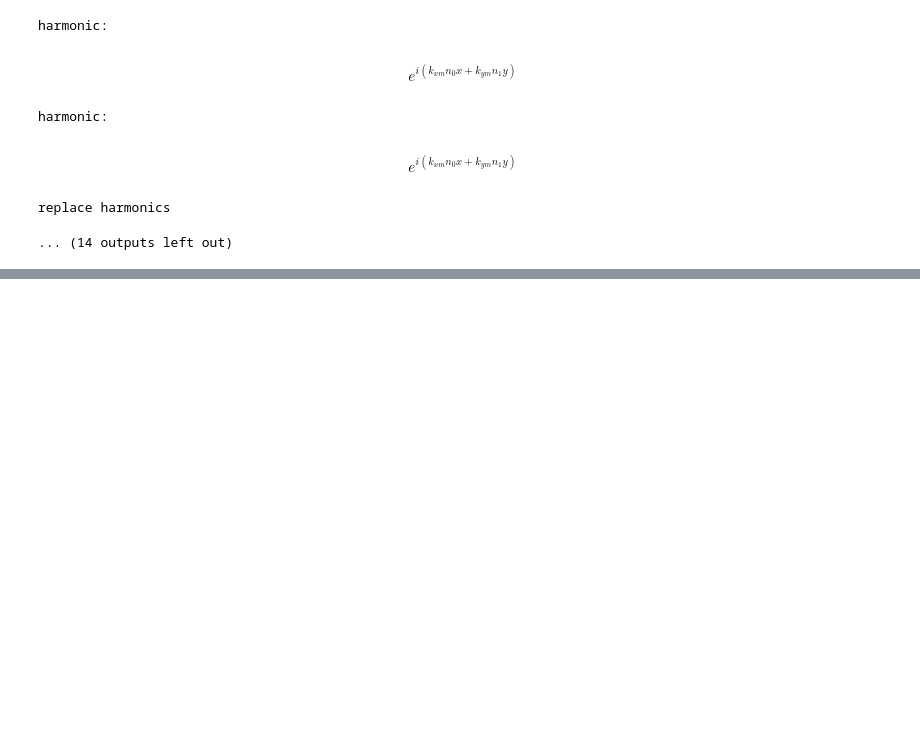
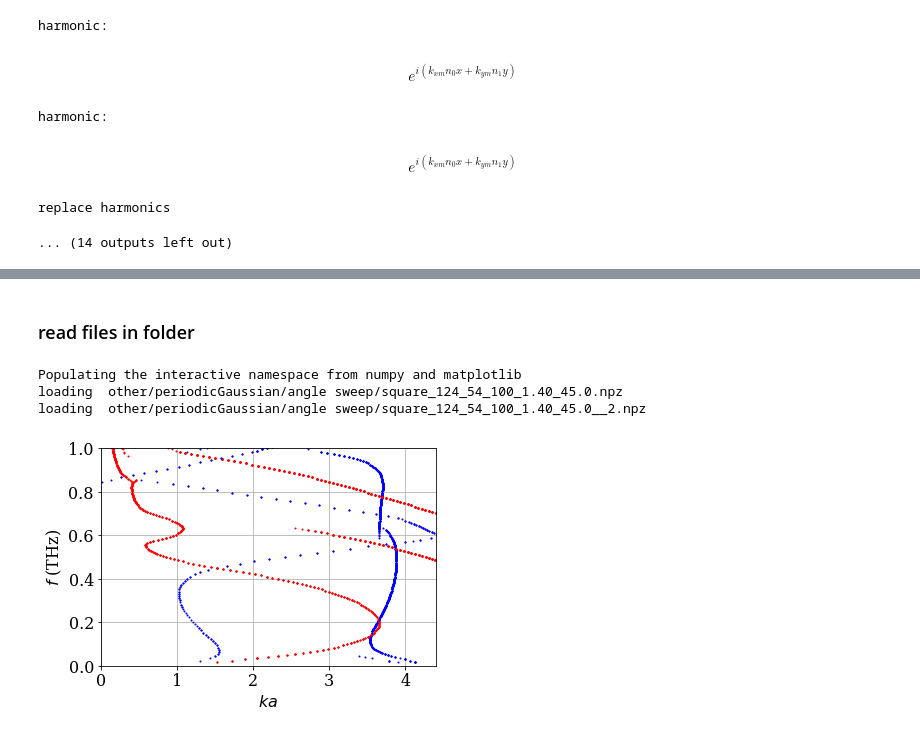
Before and after one commit to nimachm81/myPyCodes, a Jupyter notebook: Periodic Gaussian Plasma 2D - BandStructure .ipynb, the cells around one changed output, grey strips where cells are left out. Saved outputs shown, nothing was run; the diff lists cells and outputs as text; code cells hidden in the pictures; blank space fills up the shorter version.

```diff
--- a/Periodic Gaussian Plasma 2D - BandStructure .ipynb
+++ b/Periodic Gaussian Plasma 2D - BandStructure .ipynb
@@ -523,0 +437,51 @@ constants.c/(1*constants.tera)/np.sqrt(11.7)/2/constants.micro
+# %% [markdown]
+### read files in folder
+# %%
+%pylab inline
+
+from scipy import constants
+
+font = {'family' : 'serif', 'weight' : 'normal', 'size'   : 16}
+matplotlib.rc('font', **font)
+
+convert_to_si = True
+pitch = 124
+X_p = 1
+eps_r_sub = 11.7
+
+files = ['square_124_54_100_1.40_45.0.npz', 'square_124_54_100_1.40_45.0__2.npz']
+
+for file in files:
+    filename = 'other/periodicGaussian/angle sweep/{}'.format(file)
+    print("loading ", filename)
+    data = np.load(filename)
+    w_pts_ = np.array(data['w_pts'])
+    k_pts_ = np.array(data['k_pts'])
+
+    if convert_to_si:
+        w_pts_ *= (constants.c/(pitch*constants.micro))#/np.sqrt(eps_r_sub)
+        #k_pts_ *= (2.0*np.pi/(pitch*constants.micro))
+        pass
+
+    for _i_ in range(1):#(-10, 10):
+        plot(np.real(k_pts_) + 2.0*_i_*np.pi/X_p, np.real(np.array(w_pts_)/(2.0*np.pi)/constants.tera), 'bo', markersize=1)
+        plot(-np.real(k_pts_) + 2.0*_i_*np.pi/X_p, np.real(np.array(w_pts_)/(2.0*np.pi)/constants.tera), 'bo', markersize=1)
+    plot(np.imag(k_pts_), np.real(np.array(w_pts_)/(2.0*np.pi)/constants.tera), 'ro', markersize=1)
+    plot(-np.imag(k_pts_), np.real(np.array(w_pts_)/(2.0*np.pi)/constants.tera), 'ro', markersize=1)
+
+    k_diel_a = np.real(np.array(w_pts_))*np.sqrt(eps_r_sub) - 2.0*np.pi
+    plot(k_diel_a, np.real(np.array(w_pts_)/(2.0*np.pi)/constants.tera), 'ro', markersize=2)
+
+
+xlabel('$ka$')
+ylabel("$f$ (THz)")
+xlim(0, 1.4*np.pi)
+ylim(0, 1.0)
+grid()
+savefig('other/periodicGaussian/square_124_54_GX_wp_1_2pi.png',  bbox_inches='tight', pad_inches=0.5)
+show()
+# %% [output]
+Populating the interactive namespace from numpy and matplotlib
+loading  other/periodicGaussian/angle sweep/square_124_54_100_1.40_45.0.npz
+loading  other/periodicGaussian/angle sweep/square_124_54_100_1.40_45.0__2.npz
+[figure, added]
```
Also changed, not shown: parts of 10 cells of this notebook, 8 other files.
